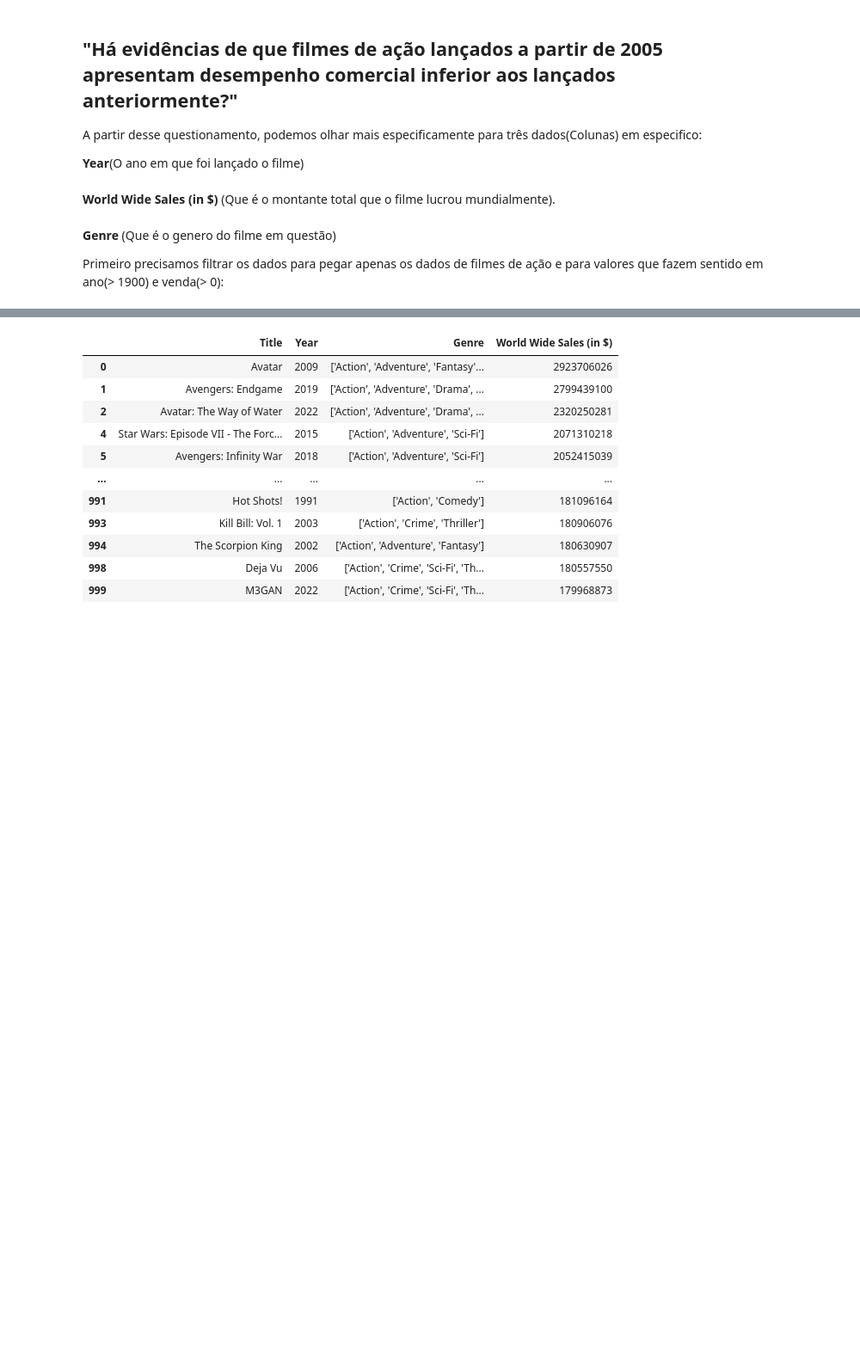
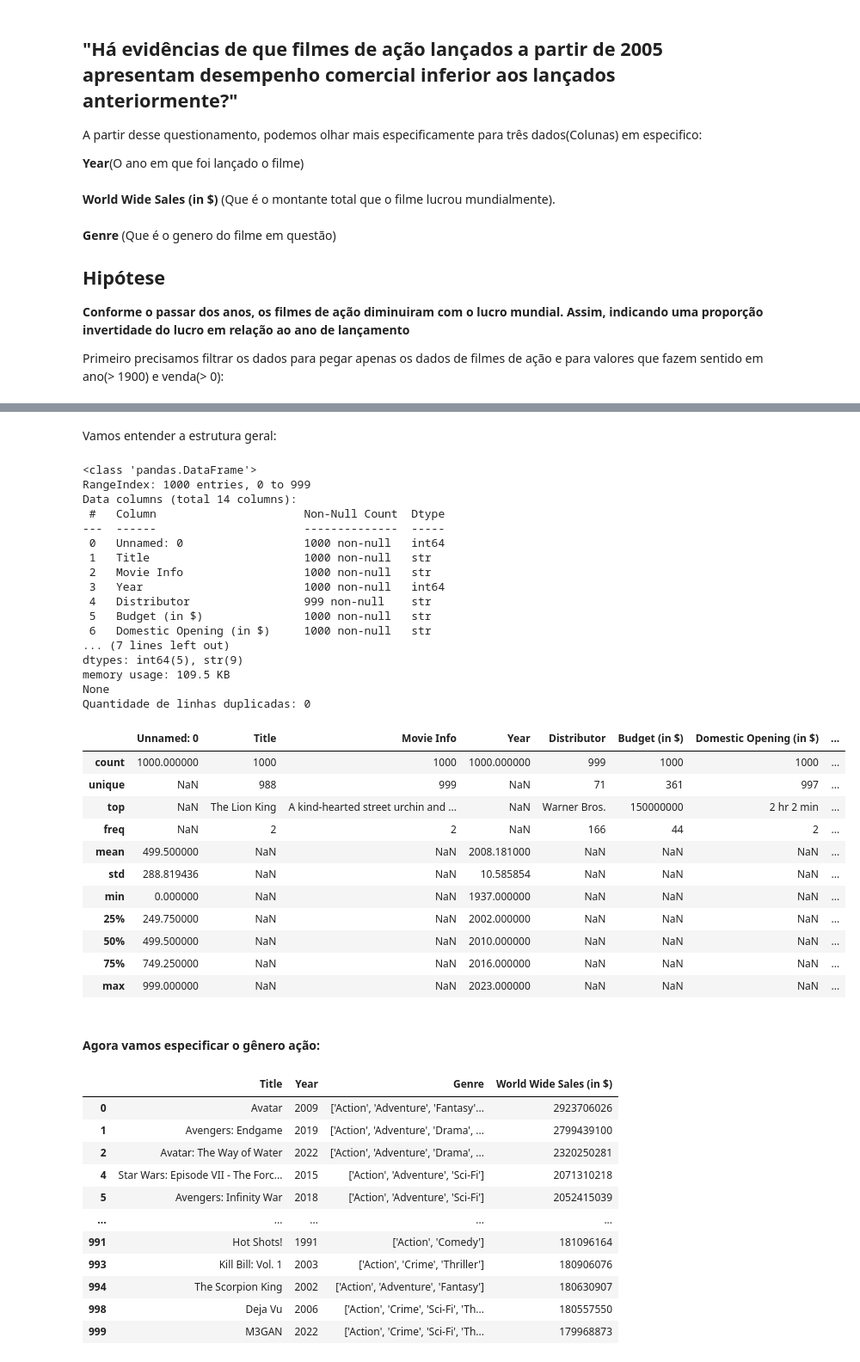
Before and after one commit to gabrielaniceto1/TrabalhoEstatistica, a Jupyter notebook: pergunta1.ipynb, the cells around one changed output, grey strips where cells are left out. Shown at 86% size. Saved outputs shown, nothing was run; the diff lists cells and outputs as text; code cells hidden in the pictures; blank space fills up the shorter version.

```diff
--- a/pergunta1.ipynb
+++ b/pergunta1.ipynb
@@ -7,6 +7,10 @@ A partir desse questionamento, podemos olhar mais especificamente para três dad
 **World Wide Sales (in $)** (Que é o montante total que o filme lucrou mundialmente). <br> <br>
 **Genre** (Que é o genero do filme em questão)
 
+## Hipótese
+
+**Conforme o passar dos anos, os filmes de ação diminuiram com o lucro mundial. Assim, indicando uma proporção invertidade do lucro em relação ao ano de lançamento**
+
 Primeiro precisamos filtrar os dados para pegar apenas os dados de filmes de ação e para valores que fazem sentido em ano(> 1900) e venda(> 0):
 # %%
 import pandas as pd
@@ -29,6 +33,44 @@ df.head()
 | 2 | 2 | Avatar: The Way of Water | Jake Sully lives with his newfoun... | 2022 | 20th Century Studios | December 14 2022 (EMEA APAC) | 134100226 | ... |
 | 3 | 3 | Titanic | A seventeen-year-old aristocrat f... | 1997 | Paramount Pictures | 200000000 | 28638131 | ... |
 | 4 | 4 | Star Wars: Episode VII - The Forc... | As a new threat to the galaxy ris... | 2015 | Walt Disney Studios Motion Pictures | 245000000 | 247966675 | ... |
+# %% [markdown]
+Vamos entender a estrutura geral:
+# %%
+print(df.info())
+print('Quantidade de linhas duplicadas:', df.duplicated().sum())
+df.describe(include='all')
+# %% [output]
+<class 'pandas.DataFrame'>
+RangeIndex: 1000 entries, 0 to 999
+Data columns (total 14 columns):
+ #   Column                      Non-Null Count  Dtype
+---  ------                      --------------  -----
+ 0   Unnamed: 0                  1000 non-null   int64
+ 1   Title                       1000 non-null   str
+ 2   Movie Info                  1000 non-null   str
+ 3   Year                        1000 non-null   int64
+ 4   Distributor                 999 non-null    str
+ 5   Budget (in $)               1000 non-null   str
+ 6   Domestic Opening (in $)     1000 non-null   str
+... (7 lines left out)
+dtypes: int64(5), str(9)
+memory usage: 109.5 KB
+None
+Quantidade de linhas duplicadas: 0
+|  | Unnamed: 0 | Title | Movie Info | Year | Distributor | Budget (in $) | Domestic Opening (in $) | ... |
+| count | 1000.000000 | 1000 | 1000 | 1000.000000 | 999 | 1000 | 1000 | ... |
+| unique | NaN | 988 | 999 | NaN | 71 | 361 | 997 | ... |
+| top | NaN | The Lion King | A kind-hearted street urchin and ... | NaN | Warner Bros. | 150000000 | 2 hr 2 min | ... |
+| freq | NaN | 2 | 2 | NaN | 166 | 44 | 2 | ... |
+| mean | 499.500000 | NaN | NaN | 2008.181000 | NaN | NaN | NaN | ... |
+| std | 288.819436 | NaN | NaN | 10.585854 | NaN | NaN | NaN | ... |
+| min | 0.000000 | NaN | NaN | 1937.000000 | NaN | NaN | NaN | ... |
+| 25% | 249.750000 | NaN | NaN | 2002.000000 | NaN | NaN | NaN | ... |
+| 50% | 499.500000 | NaN | NaN | 2010.000000 | NaN | NaN | NaN | ... |
+| 75% | 749.250000 | NaN | NaN | 2016.000000 | NaN | NaN | NaN | ... |
+| max | 999.000000 | NaN | NaN | 2023.000000 | NaN | NaN | NaN | ... |
+# %% [markdown]
+#### Agora vamos especificar o gênero ação:
 # %%
 df_action = df[
     df["Genre"].apply(lambda generos: "Action" in generos)
```
Also changed, not shown: parts of 12 cells of this notebook.
